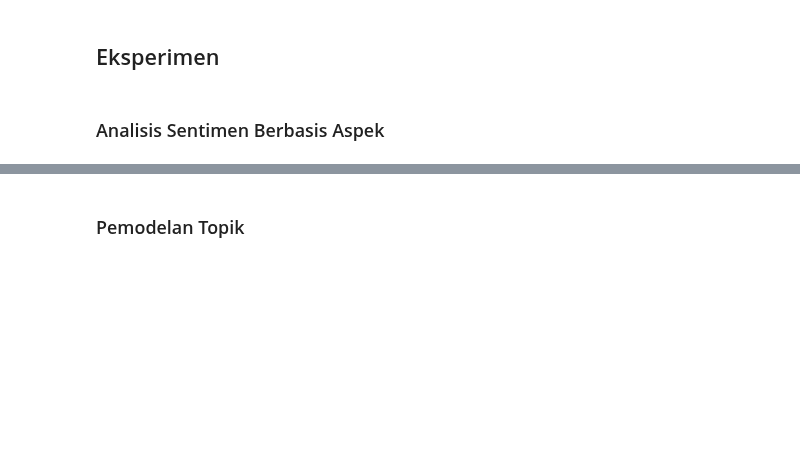
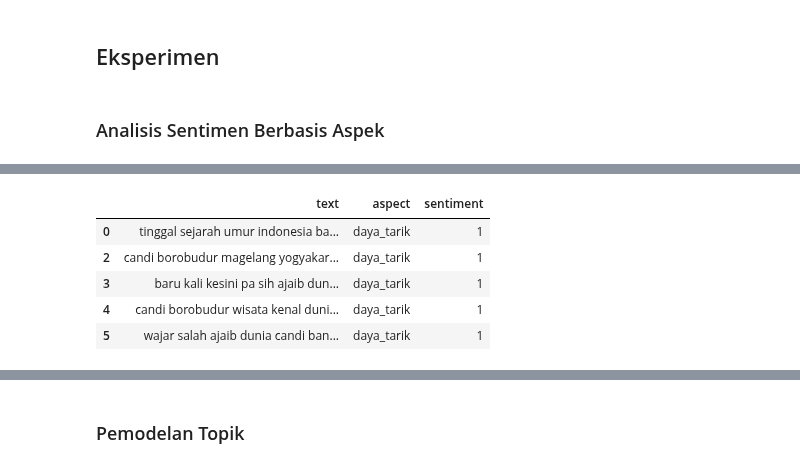
Before and after one commit to muftialroaz/sa-TripAdvisor, a Jupyter notebook: borobudur.ipynb, the cells around one changed output, grey strips where cells are left out. Saved outputs shown, nothing was run; the diff lists cells and outputs as text; code cells hidden in the pictures; blank space fills up the shorter version.

```diff
--- a/borobudur.ipynb
+++ b/borobudur.ipynb
@@ -158,0 +138,16 @@ from sklearn.metrics import classification_report
+# %%
+import pandas as pd
+# Melakukan melting pada dataframe
+melted_df = preprocess.melt(id_vars=['text'], value_vars=['daya_tarik', 'amenitas', 'aksesibilitas', 'citra', 'harga', 'sdm'],
+                    var_name='aspect', value_name='sentiment')
+# Menghapus baris dengan nilai '-' pada kolom sentiment
+melted_df = melted_df[melted_df['sentiment'] != '-']
+
+melted_df.head()
+# %% [output]
+|  | text | aspect | sentiment |
+| 0 | tinggal sejarah umur indonesia ba... | daya_tarik | 1 |
+| 2 | candi borobudur magelang yogyakar... | daya_tarik | 1 |
+| 3 | baru kali kesini pa sih ajaib dun... | daya_tarik | 1 |
+| 4 | candi borobudur wisata kenal duni... | daya_tarik | 1 |
+| 5 | wajar salah ajaib dunia candi ban... | daya_tarik | 1 |
```
Also changed, not shown: parts of 12 cells of this notebook, 1 other file.
